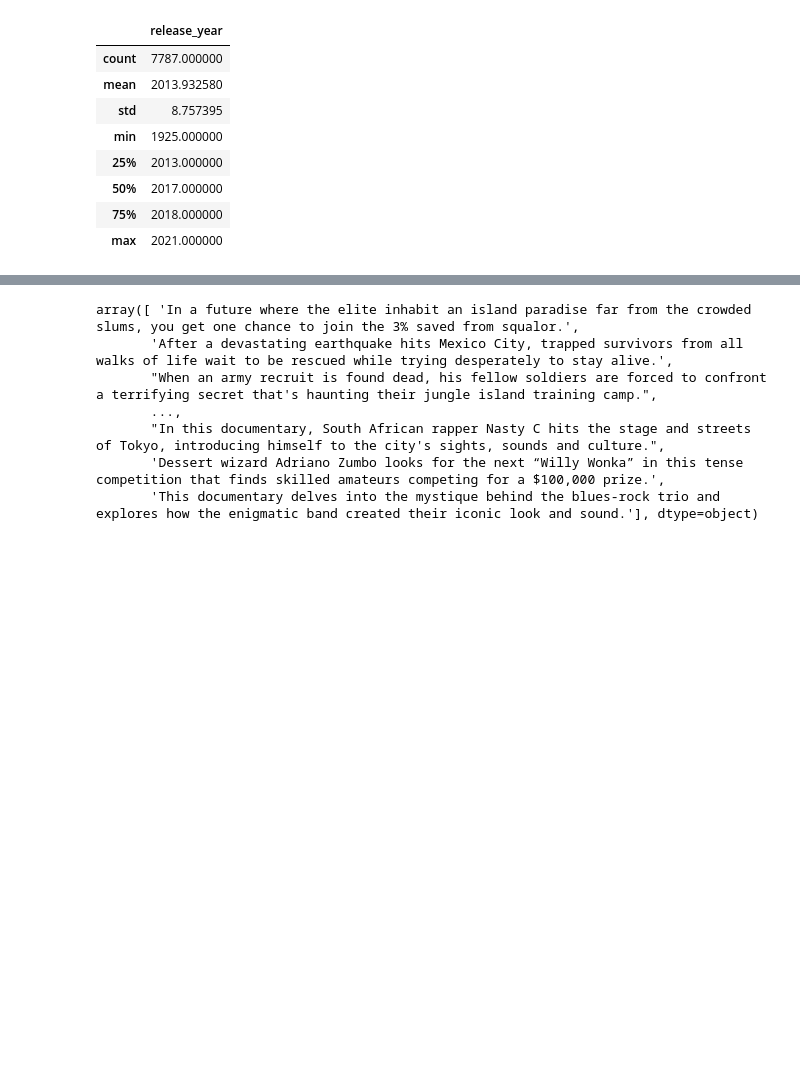
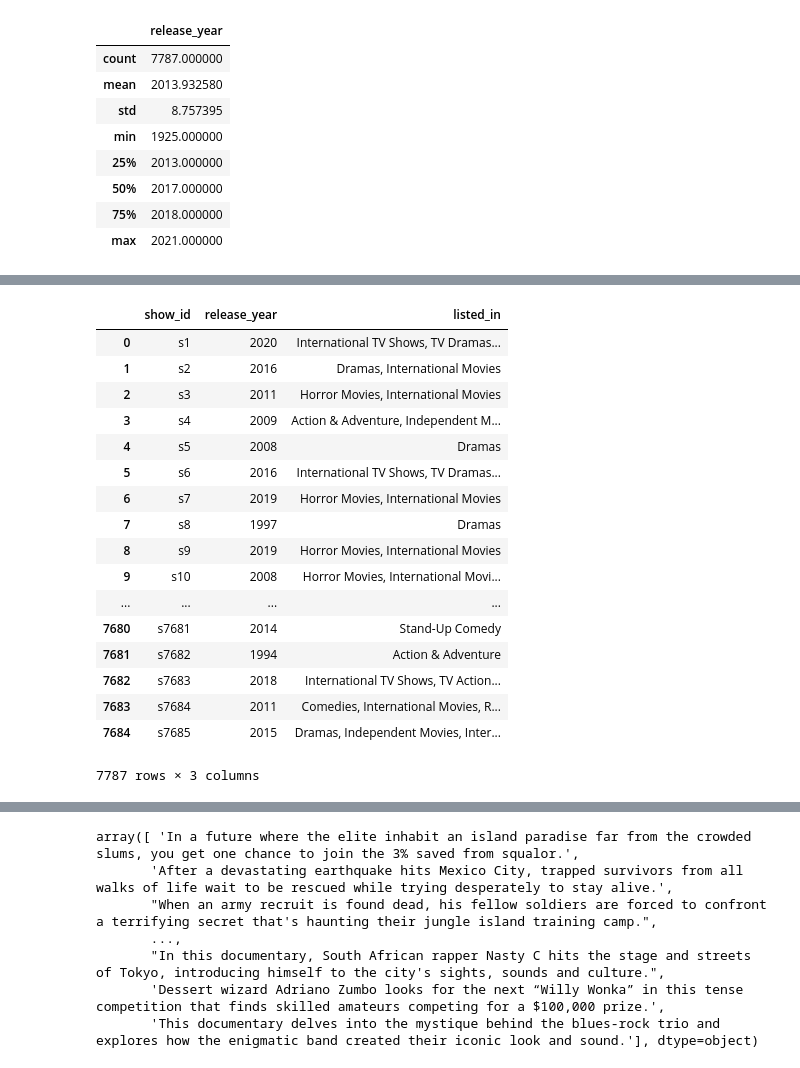
Before and after one commit to KarishmaVelagaleti/NetflixData, a Jupyter notebook: Netflix.ipynb, the cells around one changed output, grey strips where cells are left out. Cells and saved outputs as stored; diff of their text form; code cells hidden in the pictures; blank space fills up the shorter version.

Commit message:
Creating new columns

```diff
--- a/Netflix.ipynb
+++ b/Netflix.ipynb
@@ -230,0 +247,22 @@ movies.head(3)
+# %%
+pd.set_option('display.max_colwidth', 500)
+movies[["show_id", "release_year","listed_in"]]
+# %% [output]
+|  | show_id | release_year | listed_in |
+| 0 | s1 | 2020 | International TV Shows, TV Dramas... |
+| 1 | s2 | 2016 | Dramas, International Movies |
+| 2 | s3 | 2011 | Horror Movies, International Movies |
+| 3 | s4 | 2009 | Action & Adventure, Independent M... |
+| 4 | s5 | 2008 | Dramas |
+| 5 | s6 | 2016 | International TV Shows, TV Dramas... |
+| 6 | s7 | 2019 | Horror Movies, International Movies |
+| 7 | s8 | 1997 | Dramas |
+| 8 | s9 | 2019 | Horror Movies, International Movies |
+| 9 | s10 | 2008 | Horror Movies, International Movi... |
+| ... | ... | ... | ... |
+| 7680 | s7681 | 2014 | Stand-Up Comedy |
+| 7681 | s7682 | 1994 | Action & Adventure |
+| 7682 | s7683 | 2018 | International TV Shows, TV Action... |
+| 7683 | s7684 | 2011 | Comedies, International Movies, R... |
+| 7684 | s7685 | 2015 | Dramas, Independent Movies, Inter... |
+7787 rows × 3 columns
```
Also changed, not shown: parts of 17 cells of this notebook.
